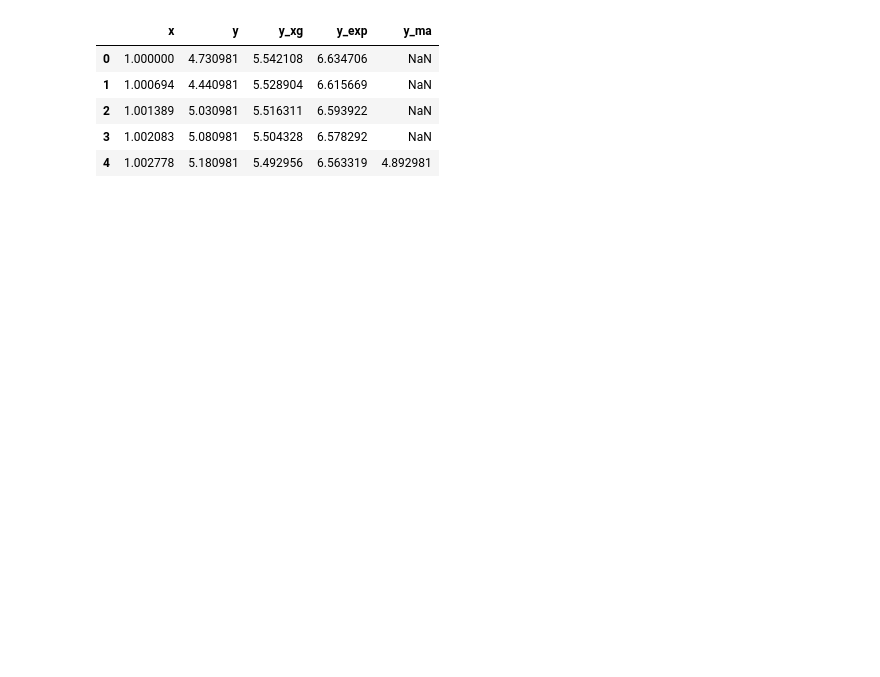
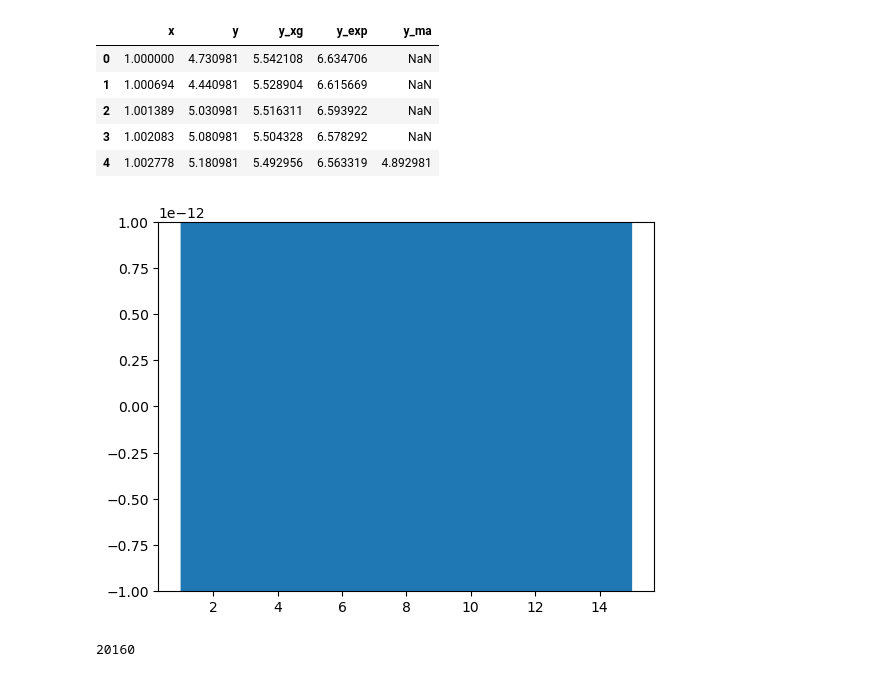
Before and after one commit to alexmarmaliuk/Space_Weather_Project, a Jupyter notebook: third_try.ipynb, the cells around one changed output. Saved outputs shown, nothing was run; the diff lists cells and outputs as text; code cells hidden in the pictures; blank space fills up the shorter version.

```diff
--- a/third_try.ipynb
+++ b/third_try.ipynb
@@ -15,0 +40,11 @@ df.head(5)
+# %%
+from scipy import fftpack
+from functools import partial
+
+def building_plots (x, y):
+    x = np.array(x)
+    y = np.array(y)
+    sig_fft = fftpack.fft(y)
+    fig, ax = plt.subplots()
+    ax.set_yscale('function', functions=(partial(np.power, 10.0), np.log10))
+    ax.plot(x, sig_fft)
@@ -15,0 +57,8 @@ df.head(5)
+# %%
+building_plots(df.x, df.y)
+# %% [output]
+[figure, added]
+# %%
+14 * 24 * 60
+# %% [output]
+20160
```
Also changed, not shown: parts of 9 cells of this notebook.
